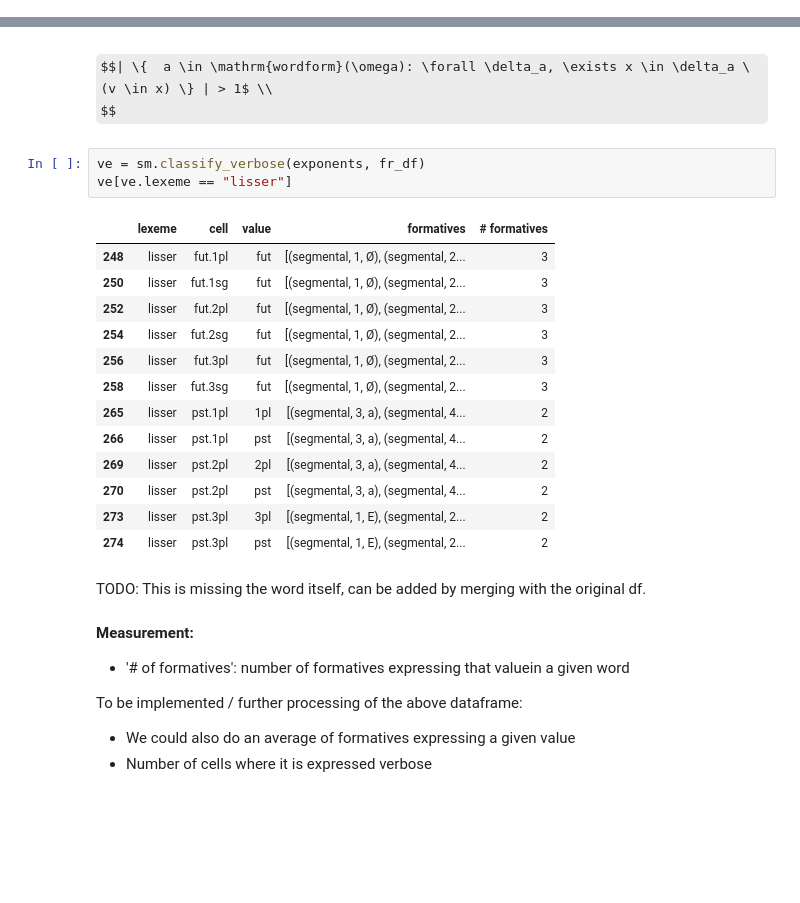
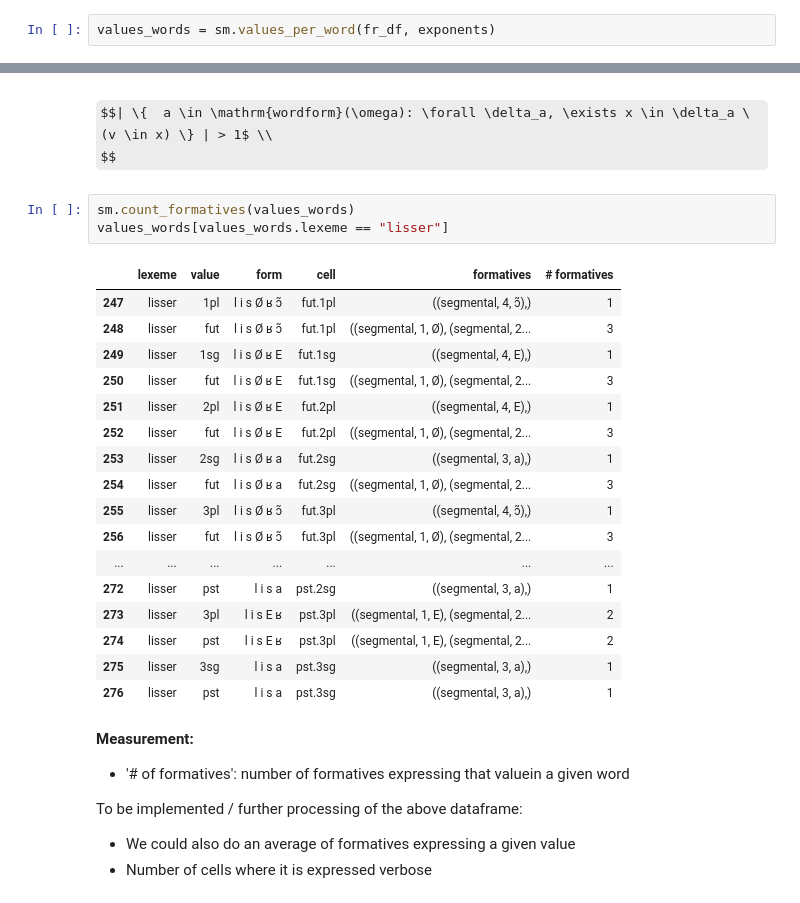
Before and after one commit to maecarroll/setMorph, a Jupyter notebook: ExponenceTypology.ipynb, the cells around one changed output, grey strips where cells are left out. Cells and saved outputs as stored; diff of their text form; some formulas as TeX source; blank space fills up the shorter version.

```diff
--- a/ExponenceTypology.ipynb
+++ b/ExponenceTypology.ipynb
@@ -124,0 +187,2 @@ cumulation
+# %%
+values_words = sm.values_per_word(fr_df, exponents)
@@ -164,25 +264,27 @@ For a given value, v and some word $\omega$:
 # %% [markdown]
 $$| \{  a \in \mathrm{wordform}(\omega): \forall \delta_a, \exists x \in \delta_a \ (v \in x) \} | > 1$ \\
 $$
-# %%
-ve = sm.classify_verbose(exponents, fr_df)
-ve[ve.lexeme == "lisser"]
-# %% [output]
-|  | lexeme | cell | value | formatives | # formatives |
-| 248 | lisser | fut.1pl | fut | [(segmental, 1, Ø), (segmental, 2... | 3 |
-| 250 | lisser | fut.1sg | fut | [(segmental, 1, Ø), (segmental, 2... | 3 |
-| 252 | lisser | fut.2pl | fut | [(segmental, 1, Ø), (segmental, 2... | 3 |
-| 254 | lisser | fut.2sg | fut | [(segmental, 1, Ø), (segmental, 2... | 3 |
-| 256 | lisser | fut.3pl | fut | [(segmental, 1, Ø), (segmental, 2... | 3 |
-| 258 | lisser | fut.3sg | fut | [(segmental, 1, Ø), (segmental, 2... | 3 |
-| 265 | lisser | pst.1pl | 1pl | [(segmental, 3, a), (segmental, 4... | 2 |
-| 266 | lisser | pst.1pl | pst | [(segmental, 3, a), (segmental, 4... | 2 |
-| 269 | lisser | pst.2pl | 2pl | [(segmental, 3, a), (segmental, 4... | 2 |
-| 270 | lisser | pst.2pl | pst | [(segmental, 3, a), (segmental, 4... | 2 |
-| 273 | lisser | pst.3pl | 3pl | [(segmental, 1, E), (segmental, 2... | 2 |
-| 274 | lisser | pst.3pl | pst | [(segmental, 1, E), (segmental, 2... | 2 |
-# %% [markdown]
-TODO: This is missing the word itself, can be added by merging with the original df.
+# %%
+sm.count_formatives(values_words)
+values_words[values_words.lexeme == "lisser"]
+# %% [output]
+|  | lexeme | value | form | cell | formatives | # formatives |
+| 247 | lisser | 1pl | l i s Ø ʁ ɔ̃ | fut.1pl | ((segmental, 4, ɔ̃),) | 1 |
+| 248 | lisser | fut | l i s Ø ʁ ɔ̃ | fut.1pl | ((segmental, 1, Ø), (segmental, 2... | 3 |
+| 249 | lisser | 1sg | l i s Ø ʁ E | fut.1sg | ((segmental, 4, E),) | 1 |
+| 250 | lisser | fut | l i s Ø ʁ E | fut.1sg | ((segmental, 1, Ø), (segmental, 2... | 3 |
+| 251 | lisser | 2pl | l i s Ø ʁ E | fut.2pl | ((segmental, 4, E),) | 1 |
+| 252 | lisser | fut | l i s Ø ʁ E | fut.2pl | ((segmental, 1, Ø), (segmental, 2... | 3 |
+| 253 | lisser | 2sg | l i s Ø ʁ a | fut.2sg | ((segmental, 3, a),) | 1 |
+| 254 | lisser | fut | l i s Ø ʁ a | fut.2sg | ((segmental, 1, Ø), (segmental, 2... | 3 |
+| 255 | lisser | 3pl | l i s Ø ʁ ɔ̃ | fut.3pl | ((segmental, 4, ɔ̃),) | 1 |
+| 256 | lisser | fut | l i s Ø ʁ ɔ̃ | fut.3pl | ((segmental, 1, Ø), (segmental, 2... | 3 |
+| ... | ... | ... | ... | ... | ... | ... |
+| 272 | lisser | pst | l i s a | pst.2sg | ((segmental, 3, a),) | 1 |
+| 273 | lisser | 3pl | l i s E ʁ | pst.3pl | ((segmental, 1, E), (segmental, 2... | 2 |
+| 274 | lisser | pst | l i s E ʁ | pst.3pl | ((segmental, 1, E), (segmental, 2... | 2 |
+| 275 | lisser | 3sg | l i s a | pst.3sg | ((segmental, 3, a),) | 1 |
+| 276 | lisser | pst | l i s a | pst.3sg | ((segmental, 3, a),) | 1 |
 # %% [markdown]
 **Measurement:**
 
```
Also changed, not shown: parts of 24 cells of this notebook, 5 other files.
